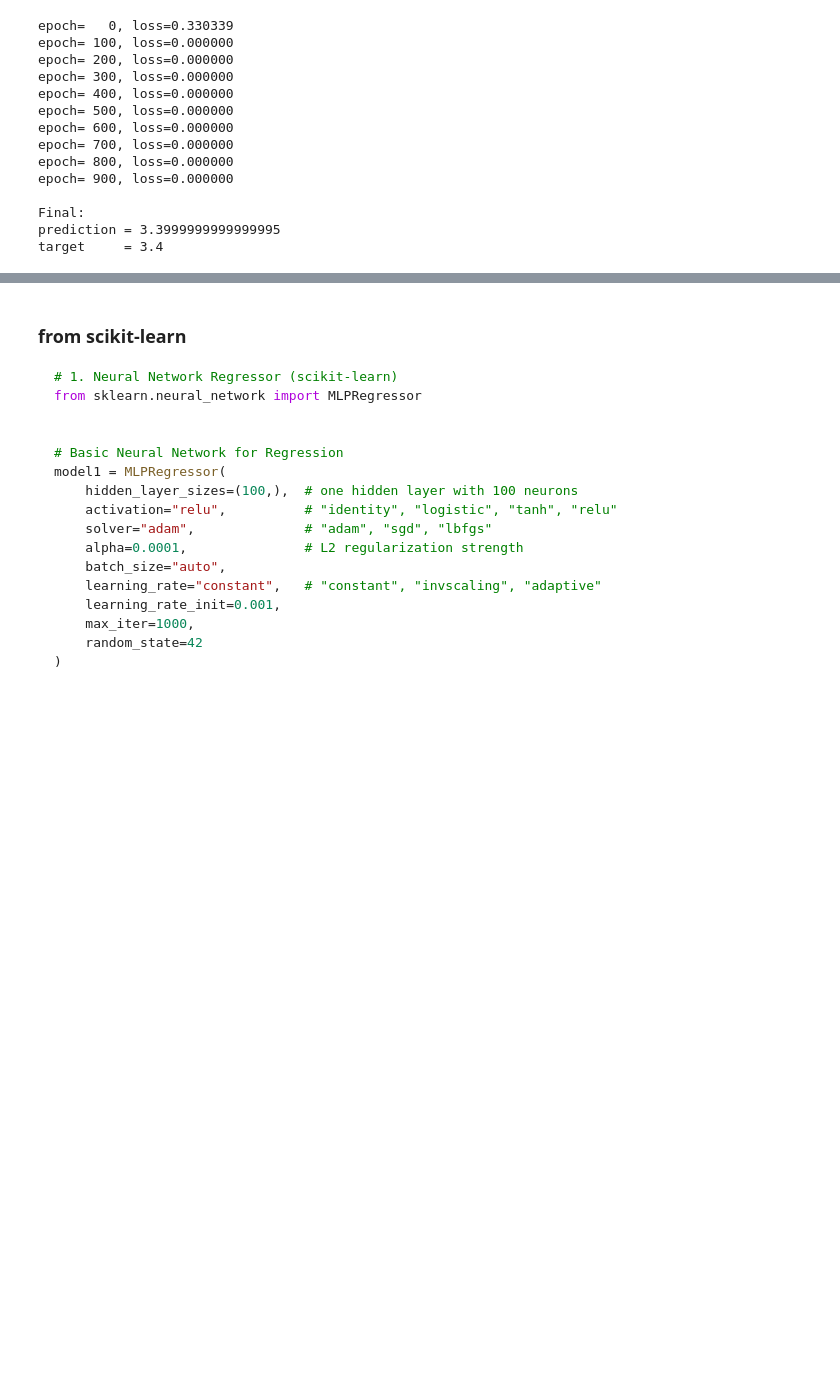
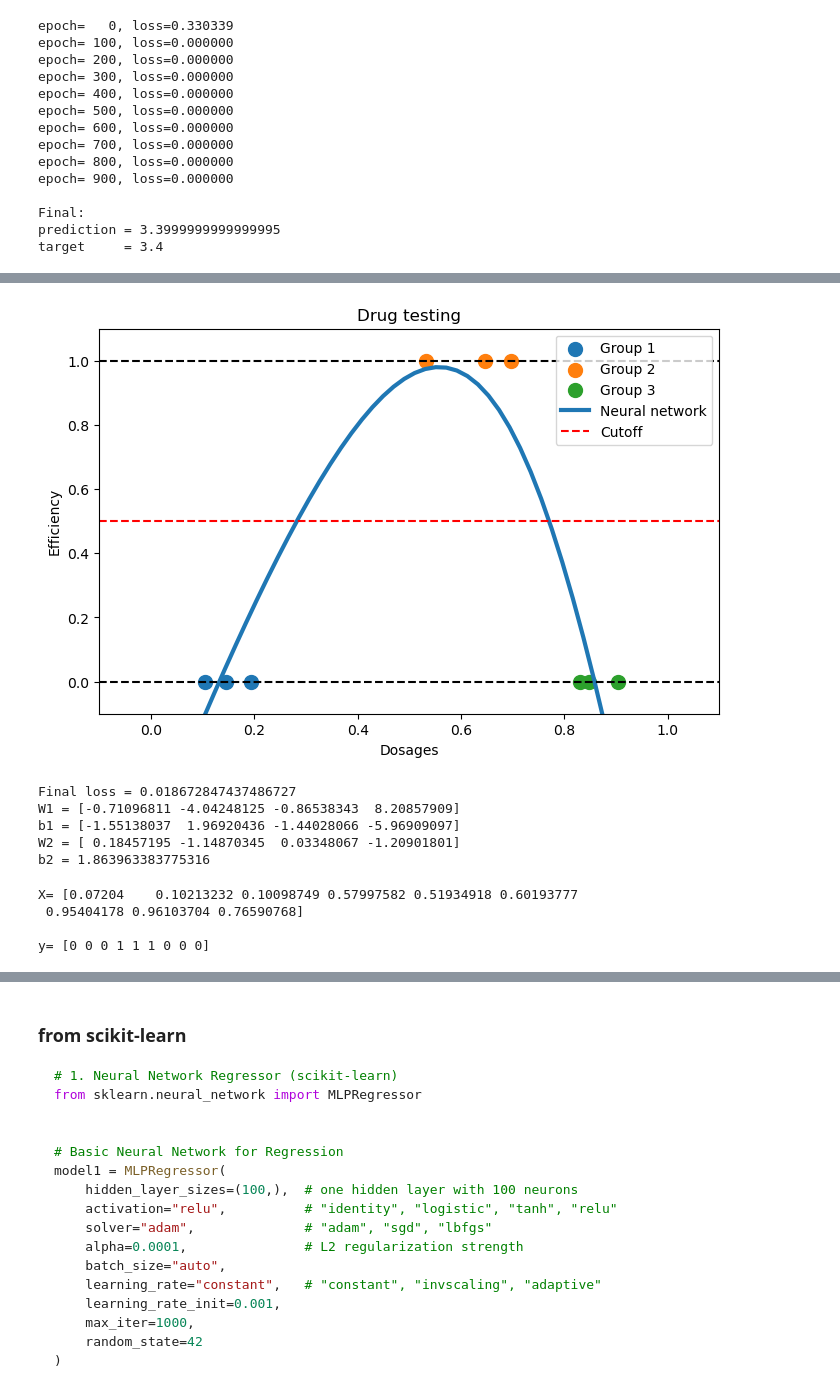
Before and after one commit to jci02/Machine-Learning-Theory, a Jupyter notebook: 1.Supervised Learning/Artificial Neural Networks/Neural Networks.ipynb, the cells around one changed output, grey strips where cells are left out. Drawn from its saved outputs; the diff is of its cells as text; code cells hidden in the pictures; blank space fills up the shorter version.

```diff
--- a/1.Supervised Learning/Artificial Neural Networks/Neural Networks.ipynb
+++ b/1.Supervised Learning/Artificial Neural Networks/Neural Networks.ipynb
@@ -1973,0 +2167,73 @@ target     = 3.4
+# %%
+X = np.concatenate([group1_dosages,group2_dosages,group3_dosages])
+T = np.array(group1_efficiency + group2_efficiency + group3_efficiency)
+
+# Train network
+model = DrugTest(lr=0.1,epochs=10000,seed=2227)
+
+losses = model.fit(X, T)
+
+
+# Evaluate network
+x_plot = np.linspace(0, 1, 50)
+y_plot = model.predict(x_plot)
+
+
+# Plot
+plt.figure(figsize=(8, 5))
+
+plt.scatter(group1_dosages,group1_efficiency,s=100,label="Group 1")
+
+plt.scatter(group2_dosages,group2_efficiency,s=100,label="Group 2")
+
+plt.scatter(group3_dosages,group3_efficiency,s=100,label="Group 3")
+
+plt.plot(x_plot,y_plot,linewidth=3,label="Neural network")
+
+plt.xlim((-0.1, 1.1))
+plt.ylim((-0.1, 1.1))
+
+plt.xlabel("Dosages")
+plt.ylabel("Efficiency")
+plt.title("Drug testing")
+
+plt.axhline(1, linestyle="--", c="black")
+plt.axhline(0, linestyle="--", c="black")
+plt.axhline(0.5, linestyle="--", c="red",label="Cutoff")
+
+plt.legend()
+plt.show()
+
+print("Final loss =", losses[-1])
+print("W1 =", model.W1)
+print("b1 =", model.b1)
+print("W2 =", model.W2)
+print("b2 =", model.b2)
+# %% [output]
+[figure, added]
+Final loss = 0.018672847437486727
+W1 = [-0.71096811 -4.04248125 -0.86538343  8.20857909]
+b1 = [-1.55138037  1.96920436 -1.44028066 -5.96909097]
+W2 = [ 0.18457195 -1.14870345  0.03348067 -1.20901801]
+b2 = 1.863963383775316
+# %%
+np.random.seed(1328)
+
+group1_dosages = np.random.uniform(0,0.2,3)
+group1_efficiency = 3*[0]
+
+group2_dosages = np.random.uniform(0.25,0.7,3)
+group2_efficiency = 3*[1]
+
+group3_dosages = np.random.uniform(0.75,1,3)
+group3_efficiency = 3*[0]
+
+X = np.concatenate([group1_dosages,group2_dosages,group3_dosages])
+print("X=",X,"\n")
+y = np.array(group1_efficiency +group2_efficiency +group3_efficiency)
+print("y=",y,"\n")
+# %% [output]
+X= [0.07204    0.10213232 0.10098749 0.57997582 0.51934918 0.60193777
+ 0.95404178 0.96103704 0.76590768]
+
+y= [0 0 0 1 1 1 0 0 0]
```
Also changed, not shown: parts of 25 cells of this notebook, 9 other files.
